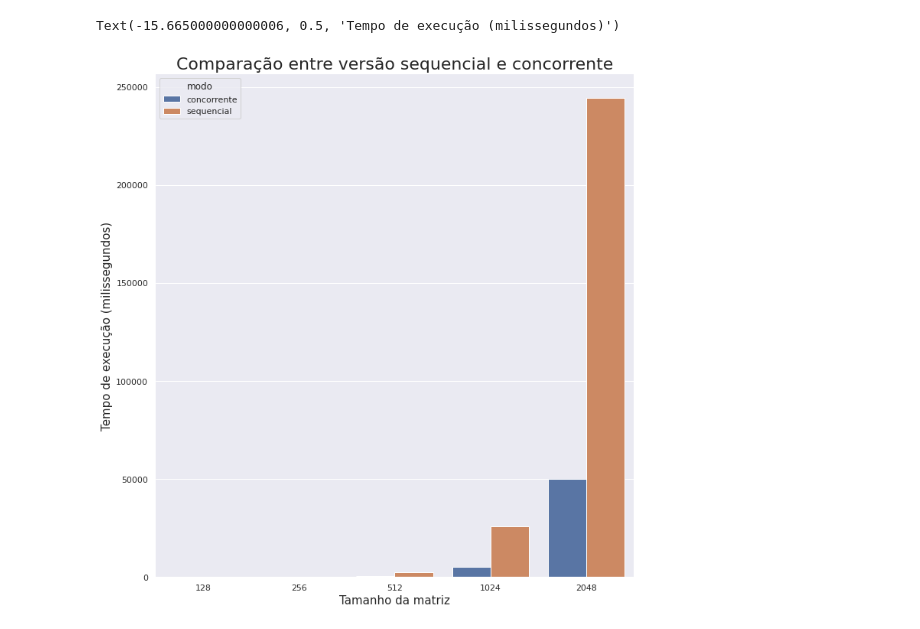
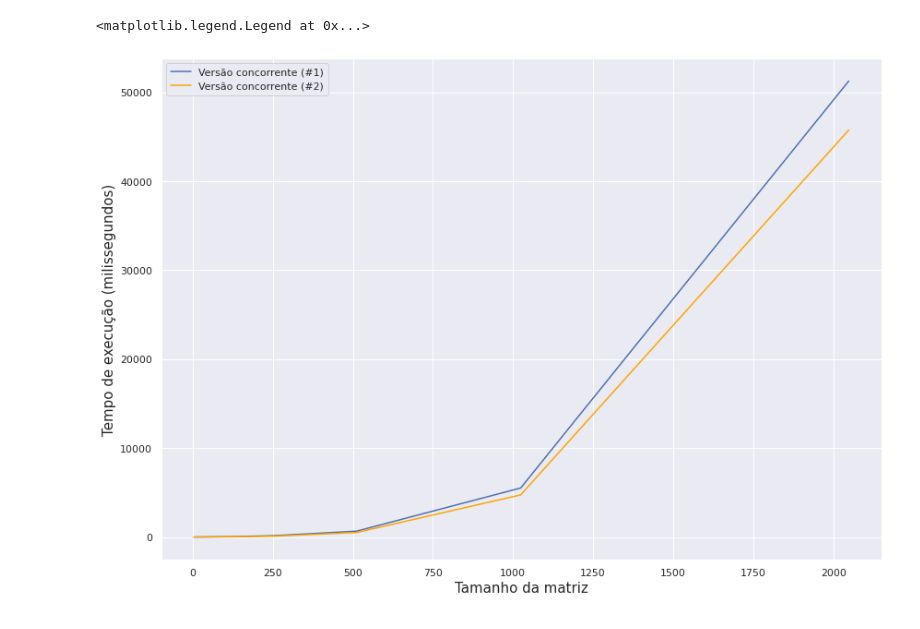
Before and after one commit to Samuellucas97/Concurrent-Multiply-Matrices, a Jupyter notebook: Grafico_Analise_Empirica.ipynb, the cells around one changed output. Cells and saved outputs as stored; diff of their text form; code cells hidden in the pictures.

```diff
--- a/Grafico_Analise_Empirica.ipynb
+++ b/Grafico_Analise_Empirica.ipynb
@@ -36,0 +65,11 @@ Tamanhos da matriz (versão Concorrente): [ 512  256  128 1024 2048]
+# %%
+dimensions = [4, 8, 16, 32, 64, 128, 256, 512, 1024, 2048]
+
+
+for dimension in dimensions:
+  timeConcurrentExecutionVersion1 = concurrentExecutionTimeVersion1[concurrentExecutionTimeVersion1.tamanho == dimension]['tempo']
+  print(timeConcurrentExecutionVersion1.max())
+  print(timeConcurrentExecutionVersion1.min())
+  print(timeConcurrentExecutionVersion1.mean())
+  print(timeConcurrentExecutionVersion1.std())
+  print(f"{dimension} ::: \n")
@@ -36,0 +94,11 @@ Tamanhos da matriz (versão Concorrente): [ 512  256  128 1024 2048]
+# %%
+dimensions = [4, 8, 16, 32, 64, 128, 256, 512, 1024, 2048]
+
+
+for dimension in dimensions:
+  timeConcurrentExecutionVersion2 = concurrentExecutionTimeVersion2[concurrentExecutionTimeVersion2.tamanho == dimension]['tempo']
+  print(timeConcurrentExecutionVersion2.max())
+  print(timeConcurrentExecutionVersion2.min())
+  print(timeConcurrentExecutionVersion2.mean())
+  print(timeConcurrentExecutionVersion2.std())
+  print(f"{dimension} ::: \n")
@@ -51,10 +137,21 @@ plt.legend(['Versão sequencial', 'Versão concorrente'])
-# %%
-sns.catplot(x="tamanho", y="tempo", hue="modo", data=executionTime,
-                height=10, kind="bar", ci=0, legend_out=False)
-sns.despine(left=True)
-plt.title('Comparação entre versão sequencial e concorrente', fontsize=22)
-plt.xlabel('Tamanho da matriz', fontsize=15)
-plt.ylabel('Tempo de execução (milissegundos)', fontsize=15)
-# %% [output]
-Text(-15.665000000000006, 0.5, 'Tempo de execução (milissegundos)')
-[figure, removed]
+# %%
+dimensions = [4, 8, 16, 32, 64, 128, 256, 512, 1024, 2048]
+meansConcurrentExecutionVersion1 = []
+meansConcurrentExecutionVersion2 = []
+
+for dimension in dimensions:
+  timeConcurrentExecutionVersion1 = concurrentExecutionTimeVersion1[concurrentExecutionTimeVersion1.tamanho == dimension]['tempo']
+  meansConcurrentExecutionVersion1.append(timeConcurrentExecutionVersion1.mean())
+  timeConcurrentExecutionVersion2 = concurrentExecutionTimeVersion2[concurrentExecutionTimeVersion2.tamanho == dimension]['tempo']
+  meansConcurrentExecutionVersion2.append(timeConcurrentExecutionVersion2.mean())
+
+
+
+sns.lineplot(x=dimensions, y=meansConcurrentExecutionVersion1)
+sns.lineplot(x=dimensions, y=meansConcurrentExecutionVersion2, color='orange' )
+plt.xlabel('Tamanho da matriz', fontsize=15)
+plt.ylabel('Tempo de execução (milissegundos)', fontsize=15)
+plt.legend(['Versão concorrente (#1)', 'Versão concorrente (#2)'])
+# %% [output]
+<matplotlib.legend.Legend at 0x...>
+[figure, added]
```
Also changed, not shown: parts of 6 cells of this notebook, 1 other file.
